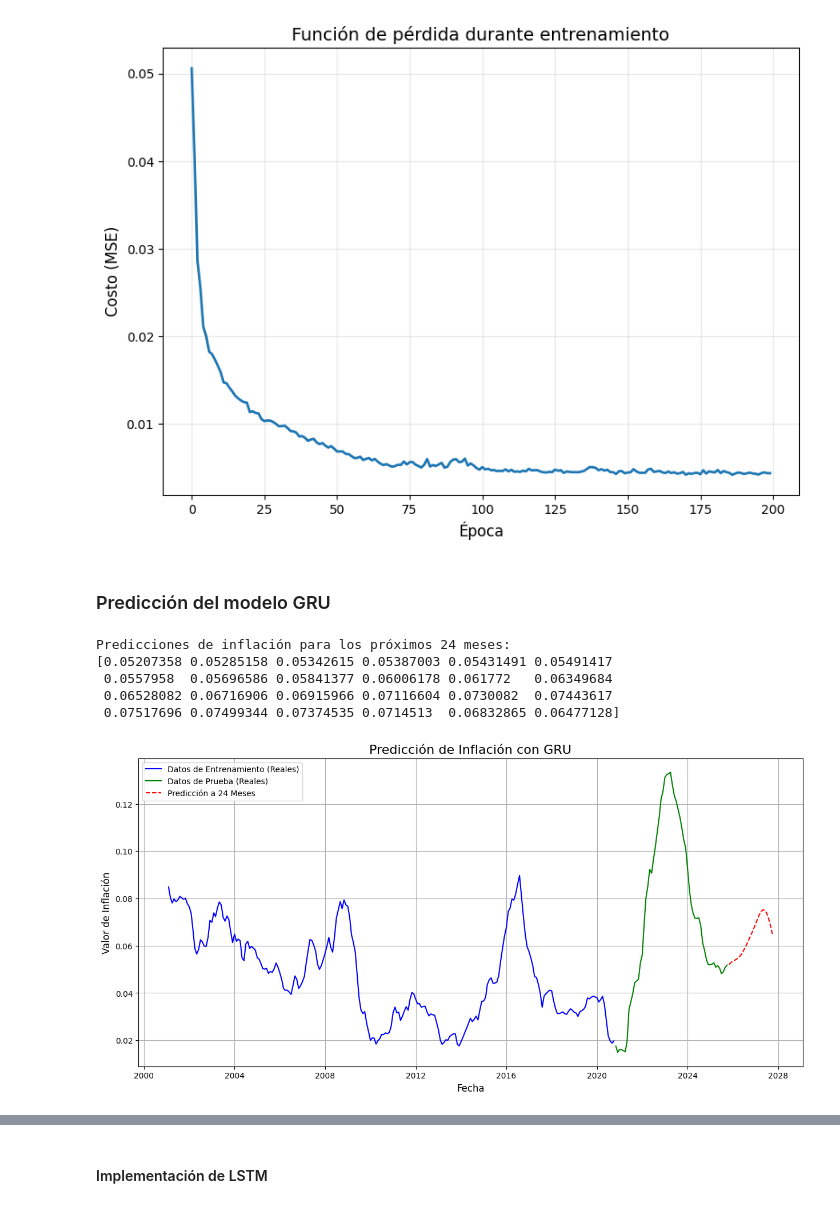
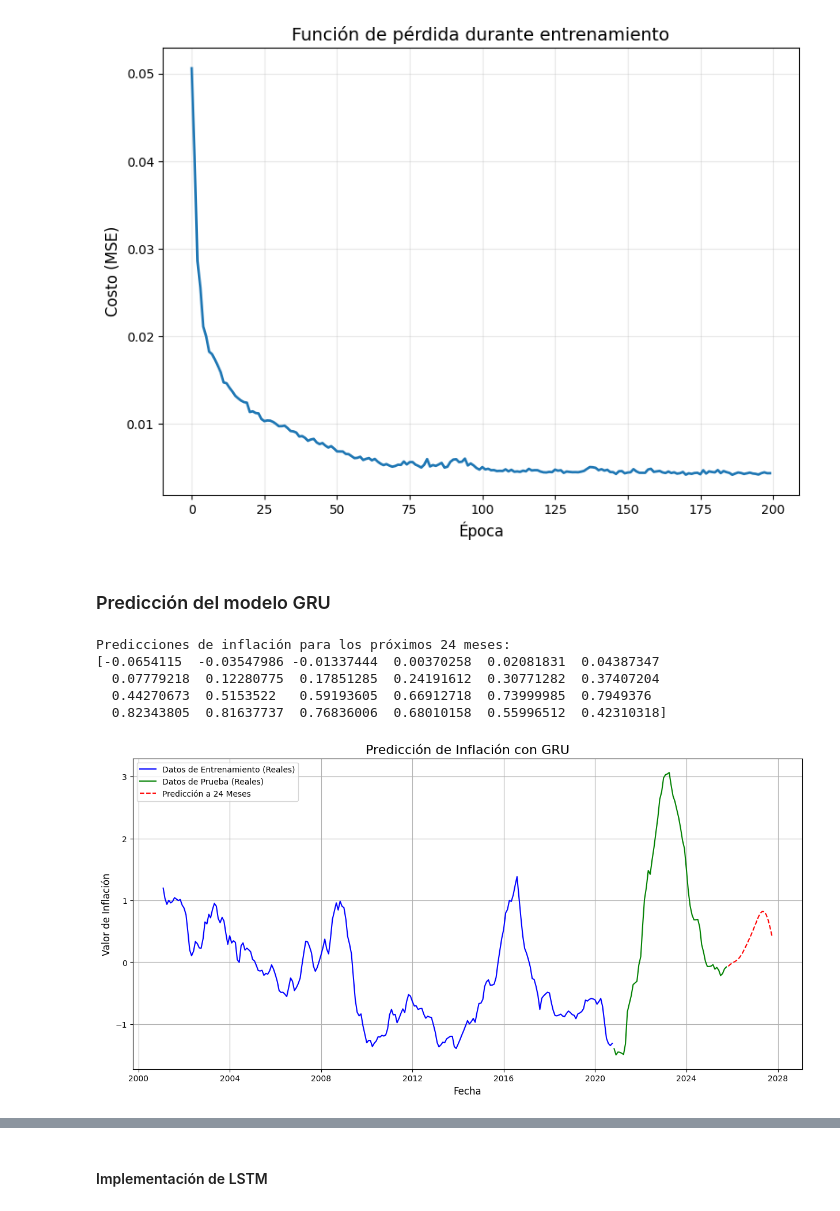
Before and after one commit to MateoOrtiz001/Laboratory-LSTM-GRU-Inflation, a Jupyter notebook: Laboratorio_LSTM_GRU_Inflacion.ipynb, the cells around one changed output, grey strips where cells are left out. Drawn from its saved outputs; the diff is of its cells as text; code cells hidden in the pictures.

```diff
--- a/Laboratorio_LSTM_GRU_Inflacion.ipynb
+++ b/Laboratorio_LSTM_GRU_Inflacion.ipynb
@@ -1176,8 +1376,8 @@ def initialize_GRU_parameters(n_h, n_x, n_y):
     parameters['Wr'] = np.random.randn(n_h, n_h + n_x) * np.sqrt(2.0 / (n_h + n_x))
     parameters['br'] = np.zeros((n_h, 1))
 
-    parameters['Wc'] = np.random.randn(n_h, n_h + n_x) * np.sqrt(2.0 / (n_h + n_x))
-    parameters['bc'] = np.zeros((n_h, 1))
+    parameters['Wh'] = np.random.randn(n_h, n_h + n_x) * np.sqrt(2.0 / (n_h + n_x))
+    parameters['bh'] = np.zeros((n_h, 1))
 
     parameters['Wy'] = np.random.randn(n_y, n_h) * np.sqrt(2.0 / n_h)
     parameters['by'] = np.zeros((n_y, 1))
@@ -1189,4 +1393,6 @@ def initialize_GRU_parameters(n_h, n_x, n_y):
 # %%
+# Función calificadora: model_gru_adam
+
 def model_gru_adam(X, Y, n_h, learning_rate=0.001, mini_batch_size=32,
                     beta1=0.9, beta2=0.999, epsilon=1e-8,
                     num_epochs=1000, print_cost=True):
@@ -1274,7 +1480,8 @@ def model_gru_adam(X, Y, n_h, learning_rate=0.001, mini_batch_size=32,
             costs.append(epoch_cost)
 
     # Graficar costos
-    plot_training(costs)
+    if print_cost:
+      plot_training(costs)
 
 
     return parameters
@@ -1308,5 +1519,5 @@ Cost after epoch 198: 0.004389
 Cost after epoch 199: 0.004393
 [figure]
 # %% [markdown]
-<a name="3-5"></a>
+<a name="4-6"></a>
 ### Predicción del modelo GRU
@@ -1338,31 +1523,0 @@ def predict_gru(x, parameters):
-# %%
-# Tomamos la última ventana de datos conocida del conjunto de prueba
-current_window = X_test[:, -1:, :]
-
-# Lista para guardar las predicciones
-future_GRU_predictions_scaled = []
-
-# Bucle para predecir 24 pasos hacia adelante
-for i in range(24):
-    # Hacer la predicción
-    next_step_pred_scaled = predict_gru(current_window, modeloGRU)
-
-    # Guardar la predicción
-    future_GRU_predictions_scaled.append(next_step_pred_scaled.flatten()[0])
-
-    # Actualizar la ventana: eliminar el valor más antiguo y añadir la nueva predicción
-    # El reshape es crucial para mantener la forma (1, 1, T_x)
-    new_window_values = np.append(current_window.flatten()[1:], next_step_pred_scaled.flatten())
-    current_window = new_window_values.reshape(1, 1, n_steps_in)
-
-# 4. Des-normalizar las predicciones para verlas en la escala original
-future_GRU_predictions = scaler.inverse_transform(np.array(future_GRU_predictions_scaled).reshape(-1, 1))
-
-print("Predicciones de inflación para los próximos 24 meses:")
-print(future_GRU_predictions.flatten())
-# %% [output]
-Predicciones de inflación para los próximos 24 meses:
-[0.05207358 0.05285158 0.05342615 0.05387003 0.05431491 0.05491417
- 0.0557958  0.05696586 0.05841377 0.06006178 0.061772   0.06349684
- 0.06528082 0.06716906 0.06915966 0.07116604 0.0730082  0.07443617
- 0.07517696 0.07499344 0.07374535 0.0714513  0.06832865 0.06477128]
@@ -1369,3 +1564,17 @@ Predicciones de inflación para los próximos 24 meses:
+# %%
+# Tomamos la última ventana de datos conocida del conjunto de prueba
+current_window = X_test[:, -1:, :]
+test_GRU_prediction = predict_gru(current_window,modeloGRU,24)
+
+
+print("Predicciones de inflación para los próximos 24 meses:")
+print(test_GRU_prediction.flatten())
+# %% [output]
+Predicciones de inflación para los próximos 24 meses:
+[-0.0654115  -0.03547986 -0.01337444  0.00370258  0.02081831  0.04387347
+  0.07779218  0.12280775  0.17851285  0.24191612  0.30771282  0.37407204
+  0.44270673  0.5153522   0.59193605  0.66912718  0.73999985  0.7949376
+  0.82343805  0.81637737  0.76836006  0.68010158  0.55996512  0.42310318]
 # %%
 # Des-normalizar los datos para la gráfica
 y_train_actual = scaler.inverse_transform(y_train_keras.reshape(-1, 1))
@@ -1375,33 +1584,33 @@ y_test_actual = scaler.inverse_transform(y_test_keras.reshape(-1, 1))
 # Los índices de las secuencias corresponden a la *última* fecha de cada ventana.
 # Por lo tanto, y_train[i] corresponde a data.index[i + n_steps_in].
 start_train_index = n_steps_in
 end_train_index = start_train_index + train_size
 train_dates = data.index[start_train_index:end_train_index]
 
 start_test_index = end_train_index
 end_test_index = start_test_index + len(y_test_keras)
 test_dates = data.index[start_test_index:end_test_index]
 # Crear fechas futuras para las predicciones
 # La primera fecha futura es el mes siguiente a la última fecha de prueba
 future_dates = pd.date_range(start=test_dates[-1], periods=25, freq='ME')[1:]
 # Graficar los resultados
 plt.figure(figsize=(15, 7))
 
 # Datos originales
 plt.plot(train_dates, y_train_actual, label='Datos de Entrenamiento (Reales)', color='blue')
 plt.plot(test_dates, y_test_actual, label='Datos de Prueba (Reales)', color='green')
 
 # Predicciones
 # future_predictions ya está desnormalizado
-plt.plot(future_dates, future_GRU_predictions.flatten(), label='Predicción a 24 Meses', color='red', linestyle='--')
+plt.plot(future_dates, test_GRU_prediction, label='Predicción a 24 Meses', color='red', linestyle='--')
 
 # Estilo del gráfico
 plt.title('Predicción de Inflación con GRU', fontsize=16)
 plt.xlabel('Fecha', fontsize=12)
 plt.ylabel('Valor de Inflación', fontsize=12)
 plt.legend()
 plt.grid(True)
 plt.show()
 # %% [output]
-[figure, old version]
+[figure, new version]
 # %% [markdown]
```
Also changed, not shown: parts of 71 cells of this notebook.
